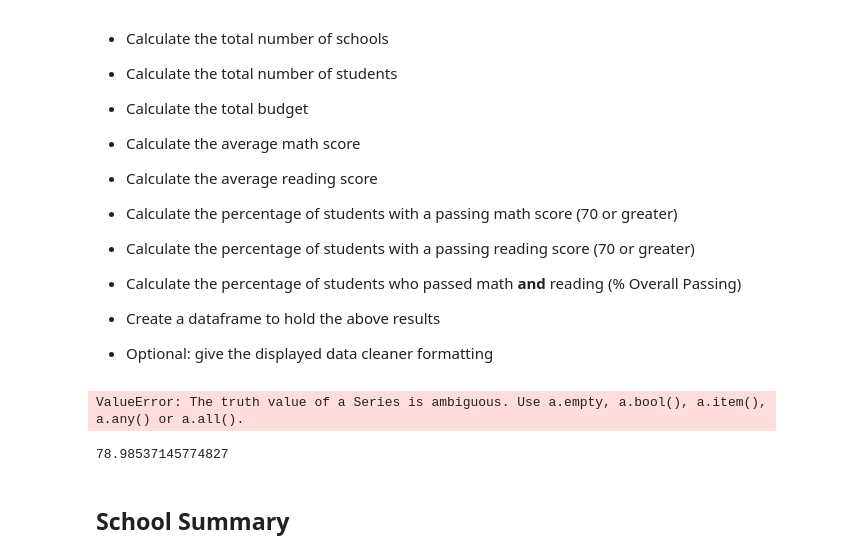
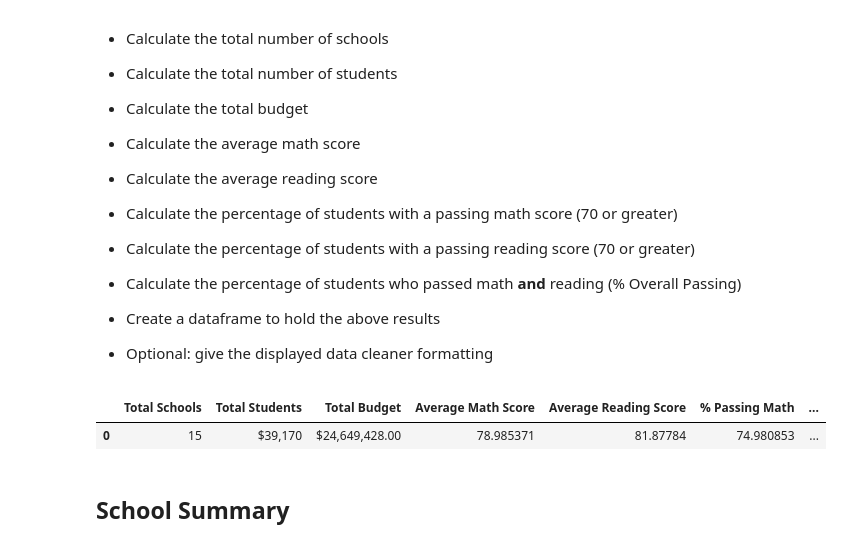
Before and after one commit to carolyan1/Pandas-Challenge, a Jupyter notebook: PyCitySchools/PyCitySchools_starter.ipynb, the cells around one changed output. Drawn from its saved outputs; the diff is of its cells as text; code cells hidden in the pictures.

Commit message:
District Summary
Question:
1. total_budget: Can we use something other than unique in case some schools have the same budget
2. both Math and reading: simplify it?

```diff
--- a/PyCitySchools/PyCitySchools_starter.ipynb
+++ b/PyCitySchools/PyCitySchools_starter.ipynb
@@ -56,29 +56,36 @@ school_data_complete
 # %%
 #Calculations
 Total_Schools = len(school_data_complete["School ID"].unique())
+#Not using unique for counting students because some may have the same names
 Total_Students = len(school_data_complete["student_name"])
-Total_Budget = school_data_complete["budget"].sum()
+#Find unique school id and the budget associated
+total_budget = sum(school_data_complete["budget"].unique())
+#Average and % Passing for Math and Reading
 Average_Math = school_data_complete["math_score"].mean()
 Average_Reading = school_data_complete["reading_score"].mean()
 PassMath = (sum(school_data_complete["math_score"]>=70))/Total_Students *100
 PassRead =(sum(school_data_complete["reading_score"]>=70))/Total_Students *100
-overall = school_data_complete.loc[school_data_complete["reading_score"]>=70 & school_data_complete["math_score"]>=70,:]
+
+#Find people who passed reading, and then from those people, select the people that also passed math
+pass_reading_df = school_data_complete.loc[school_data_complete["reading_score"]>=70]
+pass_readingmath_df = pass_reading_df.loc[pass_reading_df["math_score"]>=70]
+overallpassing = (len(pass_readingmath_df))/Total_Students*100
 
 # #Put into Dataframe
-# District_Summary = pd.DataFrame({"Total Schools":Total_Schools,
-#                                 "Total Students":Total_Students,
-#                                 "Total Budget":Total_Budget,
-#                                 "Average Math Score":Average_Math,
-#                                 "Average Reading Score":Average_Reading,
-#                                 "% Passing Math":PassMath,
-#                                 "% Passing Reading":PassRead},index=[0])
-# District_Summary
+District_Summary = pd.DataFrame({"Total Schools":Total_Schools,
+                                "Total Students":Total_Students,
+                                "Total Budget":total_budget,
+                                "Average Math Score":Average_Math,
+                                "Average Reading Score":Average_Reading,
+                                "% Passing Math":PassMath,
+                                "% Passing Reading":PassRead,
+                                "% Overall Passing": overallpassing},index=[0])
+District_Summary["Total Budget"] = District_Summary["Total Budget"].map("${:,.2f}".format)
+District_Summary["Total Students"] = District_Summary["Total Students"].map("${:,}".format)
+District_Summary
 # %% [output]
-ValueError: The truth value of a Series is ambiguous. Use a.empty, a.bool(), a.item(), a.any() or a.all().
+|  | Total Schools | Total Students | Total Budget | Average Math Score | Average Reading Score | % Passing Math | ... |
+| 0 | 15 | $39,170 | $24,649,428.00 | 78.985371 | 81.87784 | 74.980853 | ... |
-# %%
-Average_Math
-# %% [output]
-78.98537145774827
 # %% [markdown]
 ## School Summary
 # %% [markdown]
```
